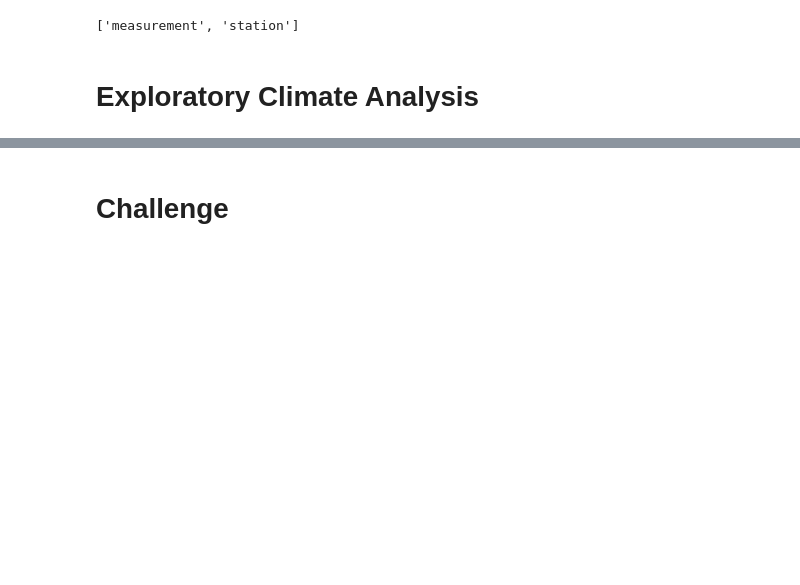
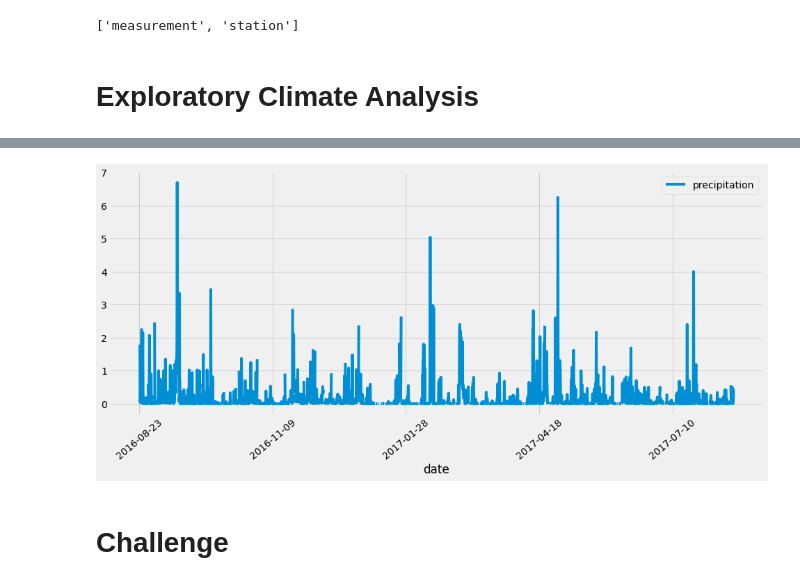
Before and after one commit to armandolatigo/surfs_up, a Jupyter notebook: climate_analysis.ipynb, the cells around one changed output, grey strips where cells are left out. Saved outputs shown, nothing was run; the diff lists cells and outputs as text; code cells hidden in the pictures; blank space fills up the shorter version.

```diff
--- a/climate_analysis.ipynb
+++ b/climate_analysis.ipynb
@@ -80 +84,8 @@ date
+# %%
+# Use Pandas Plotting with Matplotlib to plot the data
+df.plot(figsize = (15,6))
+plt.xticks(rotation=40)
+plt.show()
+# %% [output]
+[figure, added]
 # %%
```
Also changed, not shown: parts of 2 cells of this notebook.
